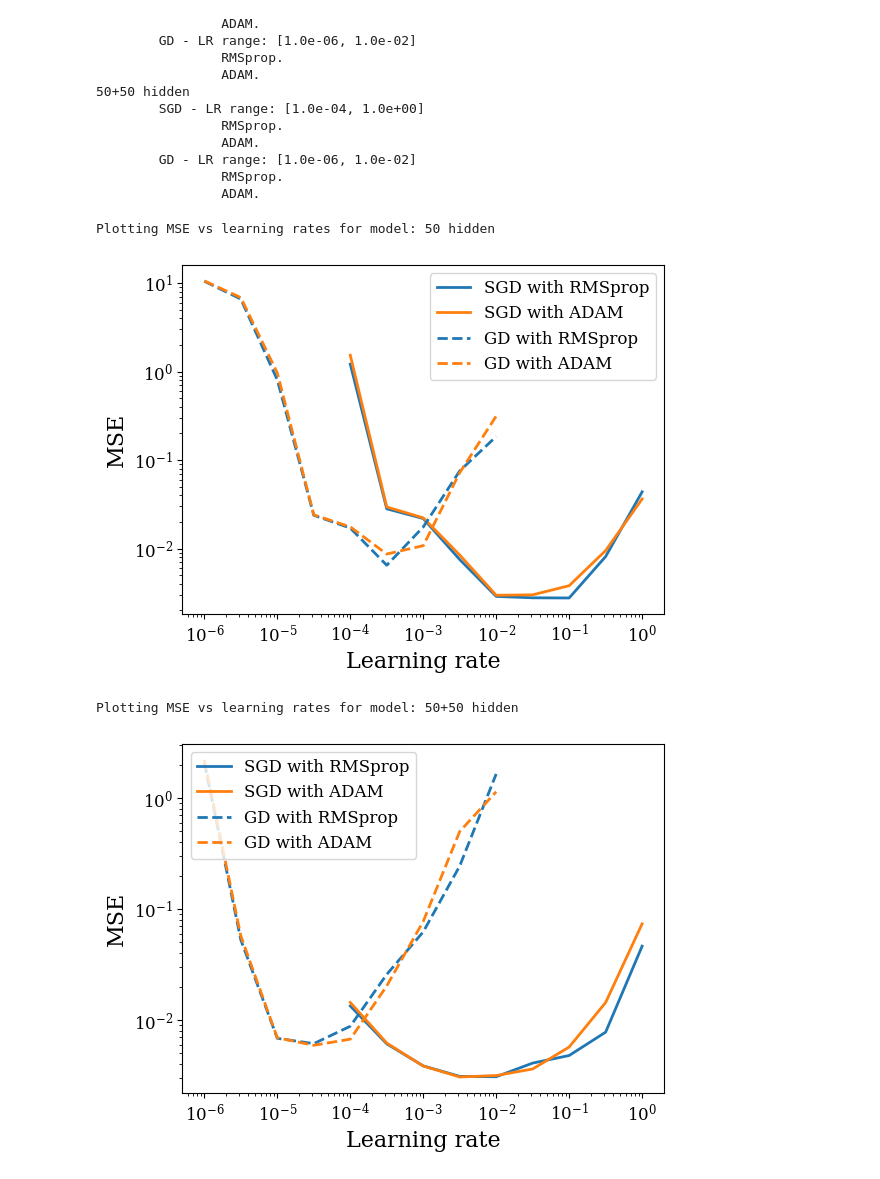
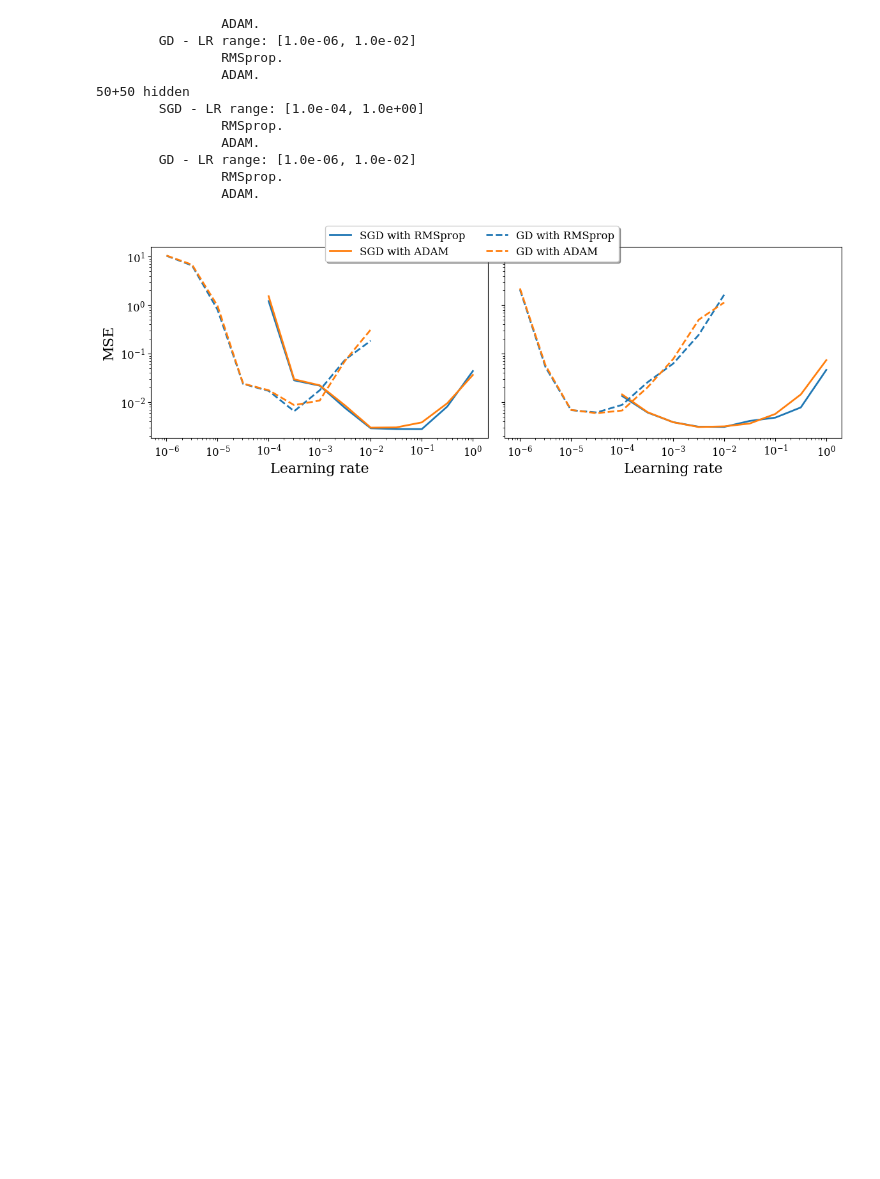
Before and after one commit to HeineEH/FYS-STK3155_Project2, a Jupyter notebook: code/exercise_2b.ipynb, the cells around one changed output. Drawn from its saved outputs; the diff is of its cells as text; code cells hidden in the pictures; blank space fills up the shorter version.

Commit message:
Use shared y-axis mse vs lr plot

```diff
--- a/code/exercise_2b.ipynb
+++ b/code/exercise_2b.ipynb
@@ -214,28 +214,28 @@ for i, (model_title, model) in enumerate(models):
 # %%
 # Plot MSE vs. learning rates for each model
 
+fig, axes = plt.subplots(1, len(models), figsize=(12, 4), sharey=True)
 for i, (model_title, _) in enumerate(models):
-    print(f"Plotting MSE vs learning rates for model: {model_title}")
-    fig = plt.figure()
     for j, (training_method_name, _, (min_log_lr, max_log_lr)) in enumerate(training_methods):
         learning_rates = list(np.logspace(min_log_lr, max_log_lr, n_learning_rates))
         for k, (step_method_name, _) in enumerate(step_methods):
             mse_data = all_mse_data[i][j][k]
-            plt.plot(learning_rates, mse_data,
+            axes[i].plot(learning_rates, mse_data,
                      label=f"{training_method_name} with {step_method_name}",
                      c=f"C{k}",
-                     linestyle = "-" if j == 0 else "--"
+                     linestyle = "-" if j == 0 else "--",
             )
-    plt.xscale("log")
-    plt.yscale("log")
-    plt.xlabel("Learning rate")
-    plt.ylabel("MSE")
-    plt.legend()
-    plt.tight_layout()
-    plt.savefig(f"../figs/mse_lr_{model_title}.pdf")
-    plt.show()
+    axes[i].set_xscale("log")
+    axes[i].set_yscale("log")
+    axes[i].set_xlabel("Learning rate")
+axes[0].set_ylabel("MSE")
+single_legends = axes[0].get_legend_handles_labels()
+fig.legend(
+    handles=single_legends[0], labels=single_legends[1],
+    loc='upper center', bbox_to_anchor=(0.5, 1.05),
+    ncol=2, fancybox=True, shadow=True
+)
+plt.savefig("../figs/mse_vs_lr.pdf")
+plt.show()
 # %% [output]
-Plotting MSE vs learning rates for model: 50 hidden
-[figure, old version]
+[figure, new version]
-Plotting MSE vs learning rates for model: 50+50 hidden
-[figure, removed]
```
Also changed, not shown: 3 other files.
